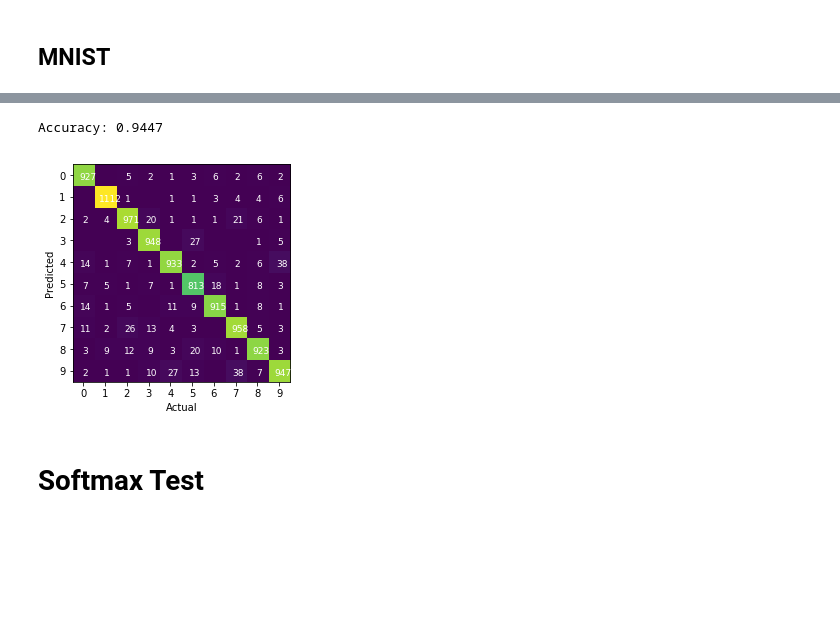
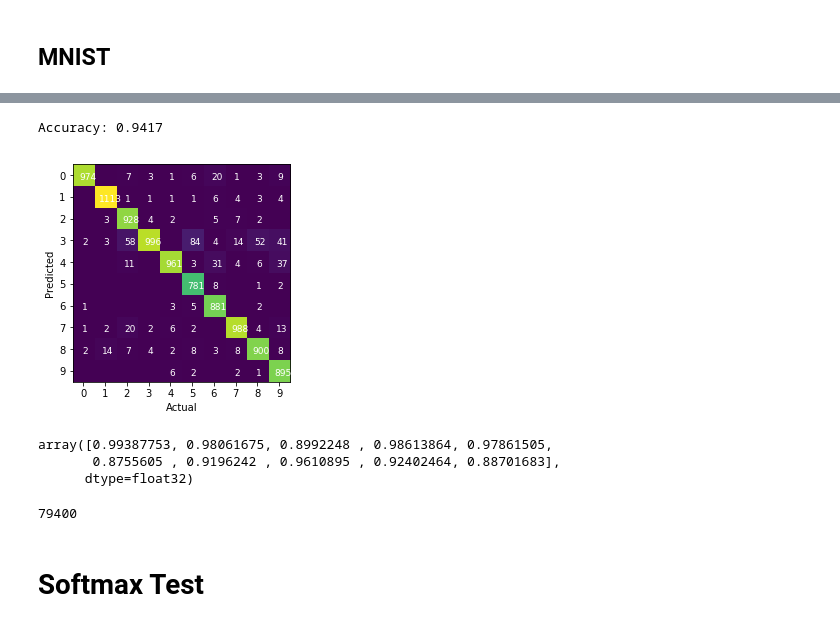
Before and after one commit to akshayyeluri/MLModels, a Jupyter notebook: deep_learning.ipynb, the cells around one changed output, grey strips where cells are left out. Drawn from its saved outputs; the diff is of its cells as text; code cells hidden in the pictures; blank space fills up the shorter version.

```diff
--- a/deep_learning.ipynb
+++ b/deep_learning.ipynb
@@ -44,4 +26,6 @@ ResourceWarning: unclosed file <_io.BufferedReader name='/Users/akshayyeluri/ana
 # %%
-model = nn.NeuralNet(sizes=[X.shape[1], 20, 10], eta=1e-4, loss='categorical', nonLin=['relu','softmax'], sf=0.05)
-it, E_ins = model.learn(X, Y, maxIters=10, trackE_in=True, print_stuff=True)
+w_init = 0.01 #lambda l,l_p1: 0.01 * (np.random.randn(l, l_p1).squeeze() * np.sqrt(2/l))
+clf = nn.NeuralNet(sizes=[X.shape[1], 100, 10], eta=1e-4, loss='categorical', nonLin=['relu','softmax'],
+                     w_init = w_init)
+it, E_ins = clf.fit(X, Y, maxIters=3, trackE_in=True, print_stuff=True)
 # %% [output]
@@ -58,11 +35,21 @@ Epoch 10: training loss = 0.16134585938524715
 # %%
-preds = model.predict(tX)
+preds = clf(tX)
 grid = u.confusions(preds, tY).astype(int)
 u.plot_confusions(grid)
 print(f'Accuracy: {1 - u.error_rate(preds, tY)}')
 # %% [output]
-Accuracy: 0.9447
+Accuracy: 0.9417
-[figure, old version]
+[figure, new version]
+# %%
+u.perf_metric(preds, tY, 'recall')
+# %% [output]
+array([0.99387753, 0.98061675, 0.8992248 , 0.98613864, 0.97861505,
+       0.8755605 , 0.9196242 , 0.9610895 , 0.92402464, 0.88701683],
+      dtype=float32)
+# %%
+clf.nWeights
+# %% [output]
+79400
 # %% [markdown]
 # Softmax Test
 # %%
```
Also changed, not shown: parts of 15 cells of this notebook, 5 other files.
